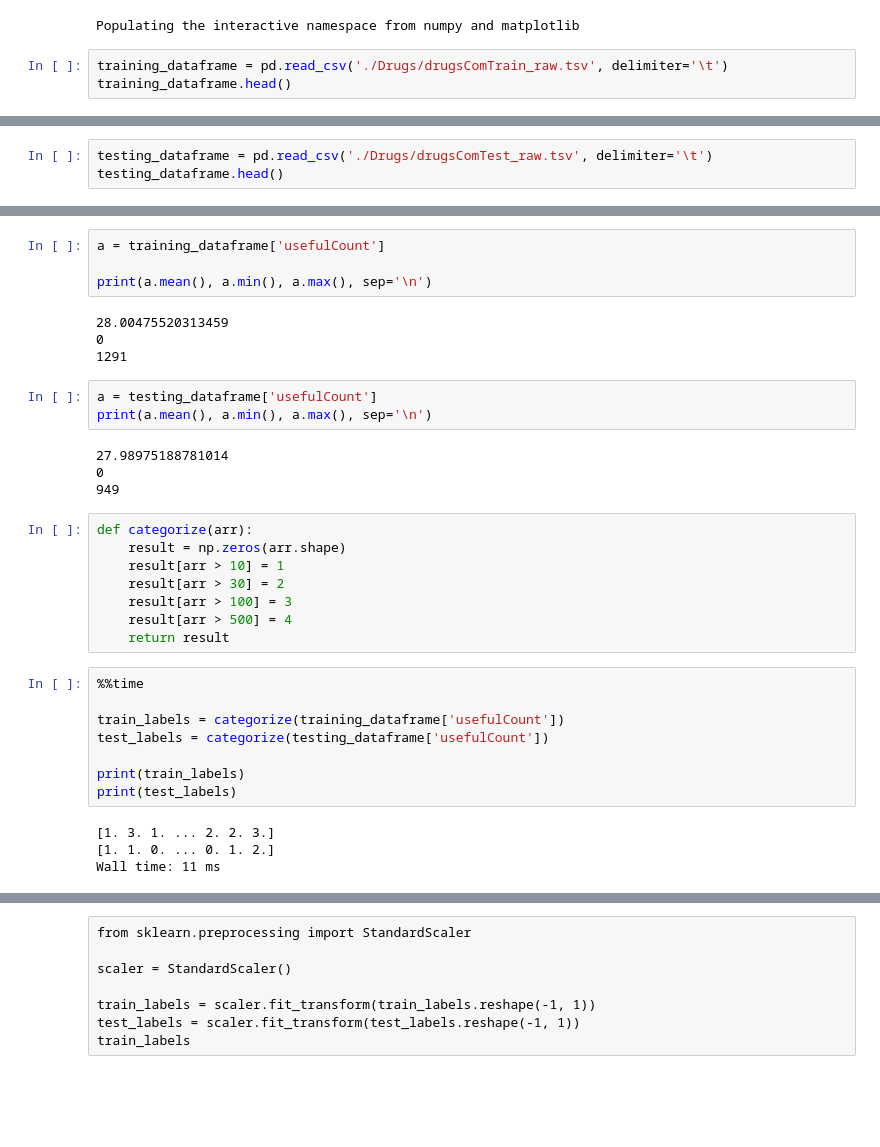
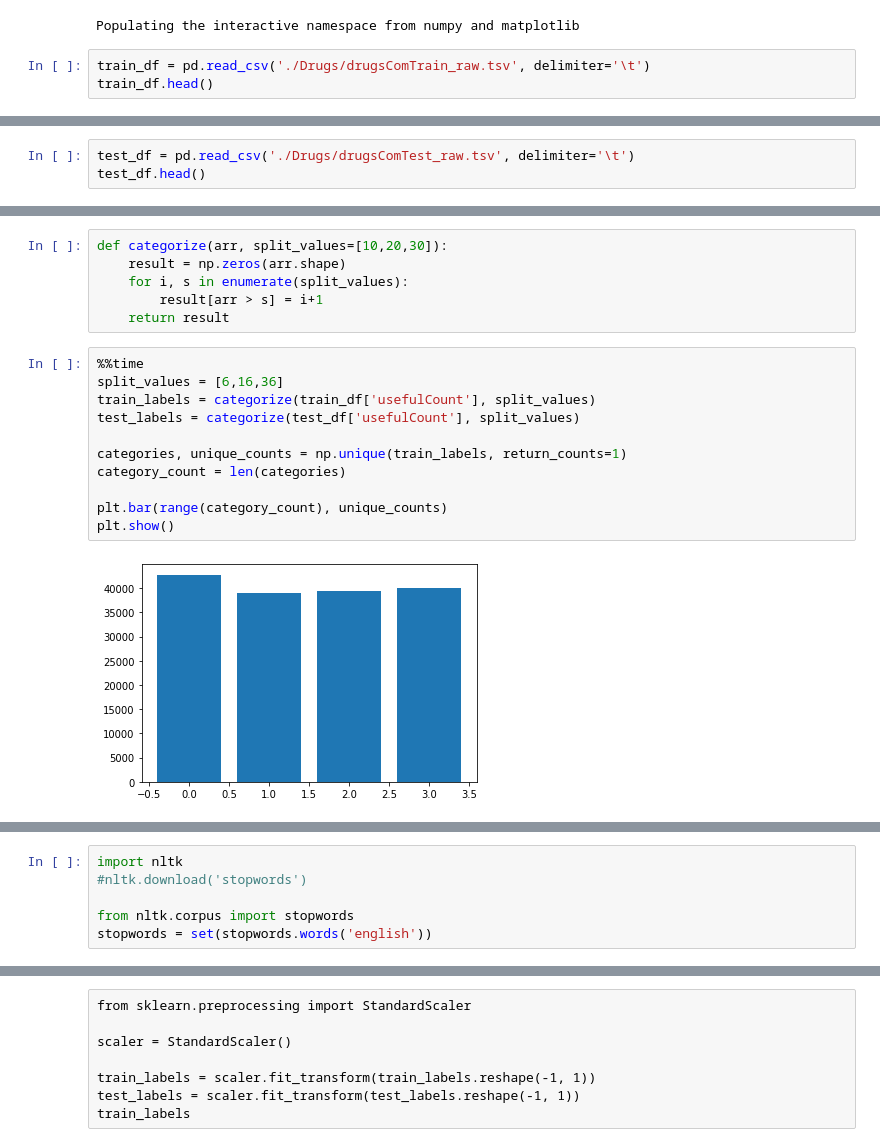
Before and after one commit to topias33/Team-8, a Jupyter notebook: Case 3/08_case-3.ipynb, the cells around one changed output, grey strips where cells are left out. Cells and saved outputs as stored; diff of their text form; blank space fills up the shorter version.

```diff
--- a/Case 3/08_case-3.ipynb
+++ b/Case 3/08_case-3.ipynb
@@ -9,8 +9,8 @@ import pandas as pd
 # %% [output]
 Populating the interactive namespace from numpy and matplotlib
 # %%
-training_dataframe = pd.read_csv('./Drugs/drugsComTrain_raw.tsv', delimiter='\t')
-training_dataframe.head()
+train_df = pd.read_csv('./Drugs/drugsComTrain_raw.tsv', delimiter='\t')
+train_df.head()
 # %% [output]
 |  | Unnamed: 0 | drugName | condition | review | rating | date | usefulCount |
 | 0 | 206461 | Valsartan | Left Ventricular Dysfunction | "It has no side effect, I take it... | 9.0 | May 20, 2012 | 27 |
@@ -19,8 +19,8 @@ training_dataframe.head()
 | 3 | 138000 | Ortho Evra | Birth Control | "This is my first time using any ... | 8.0 | November 3, 2015 | 10 |
 | 4 | 35696 | Buprenorphine / naloxone | Opiate Dependence | "Suboxone has completely turned m... | 9.0 | November 27, 2016 | 37 |
 # %%
-testing_dataframe = pd.read_csv('./Drugs/drugsComTest_raw.tsv', delimiter='\t')
-testing_dataframe.head()
+test_df = pd.read_csv('./Drugs/drugsComTest_raw.tsv', delimiter='\t')
+test_df.head()
 # %% [output]
 |  | Unnamed: 0 | drugName | condition | review | rating | date | usefulCount |
 | 0 | 163740 | Mirtazapine | Depression | "I&#039;ve tried a few antidepres... | 10.0 | February 28, 2012 | 22 |
@@ -49,35 +31,19 @@ print(test_labels.shape)
-# %%
-a = training_dataframe['usefulCount']
-
-print(a.mean(), a.min(), a.max(), sep='\n')
-# %% [output]
-28.00475520313459
-0
-1291
-# %%
-a = testing_dataframe['usefulCount']
-print(a.mean(), a.min(), a.max(), sep='\n')
-# %% [output]
-27.98975188781014
-0
-949
 # %%
-def categorize(arr):
+def categorize(arr, split_values=[10,20,30]):
     result = np.zeros(arr.shape)
-    result[arr > 10] = 1
-    result[arr > 30] = 2
-    result[arr > 100] = 3
-    result[arr > 500] = 4
+    for i, s in enumerate(split_values):
+        result[arr > s] = i+1
     return result
-# %%
-%%time
-
-train_labels = categorize(training_dataframe['usefulCount'])
-test_labels = categorize(testing_dataframe['usefulCount'])
-
-print(train_labels)
-print(test_labels)
-# %% [output]
-[1. 3. 1. ... 2. 2. 3.]
-[1. 1. 0. ... 0. 1. 2.]
-Wall time: 11 ms
+# %%
+%%time
+split_values = [6,16,36]
+train_labels = categorize(train_df['usefulCount'], split_values)
+test_labels = categorize(test_df['usefulCount'], split_values)
+
+categories, unique_counts = np.unique(train_labels, return_counts=1)
+category_count = len(categories)
+
+plt.bar(range(category_count), unique_counts)
+plt.show()
+# %% [output]
+[figure, added]
@@ -83,0 +51,6 @@ Wall time: 11 ms
+# %%
+import nltk
+#nltk.download('stopwords')
+
+from nltk.corpus import stopwords
+stopwords = set(stopwords.words('english'))
```
Also changed, not shown: parts of 26 cells of this notebook.
